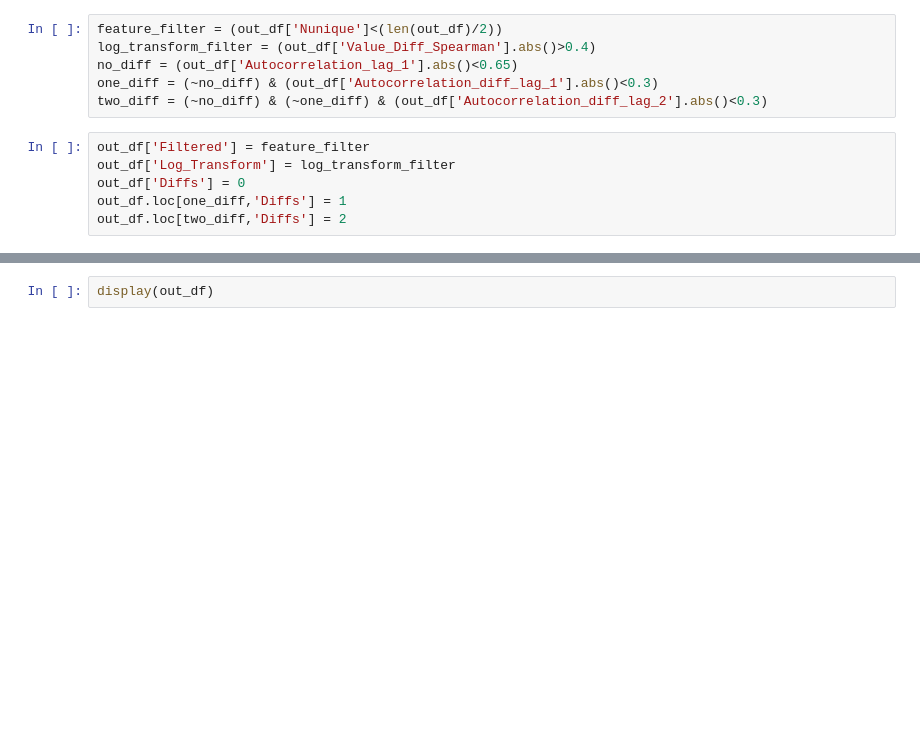
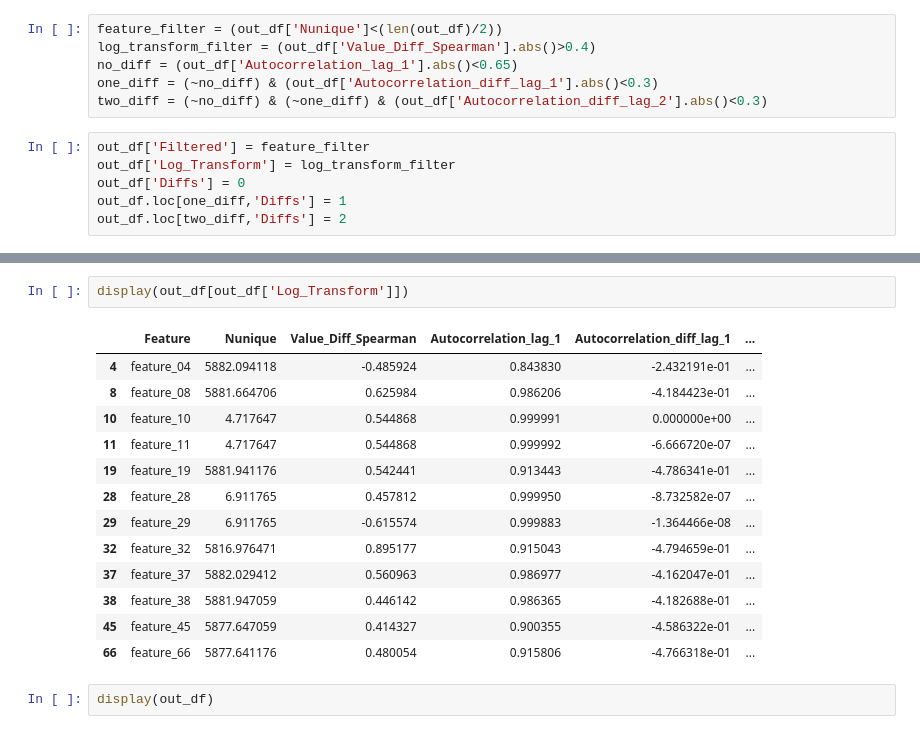
Before and after one commit to bradygilg/jane_kaggle, a Jupyter notebook: Notebooks/feature_exploration.ipynb, the cells around one changed output, grey strips where cells are left out. Saved outputs shown, nothing was run; the diff lists cells and outputs as text; blank space fills up the shorter version.

Commit message:
Custom Transform

```diff
--- a/Notebooks/feature_exploration.ipynb
+++ b/Notebooks/feature_exploration.ipynb
@@ -204,3 +226,19 @@ out_df.loc[two_diff,'Diffs'] = 2
+# %%
+display(out_df[out_df['Log_Transform']])
+# %% [output]
+|  | Feature | Nunique | Value_Diff_Spearman | Autocorrelation_lag_1 | Autocorrelation_diff_lag_1 | ... |
+| 4 | feature_04 | 5882.094118 | -0.485924 | 0.843830 | -2.432191e-01 | ... |
+| 8 | feature_08 | 5881.664706 | 0.625984 | 0.986206 | -4.184423e-01 | ... |
+| 10 | feature_10 | 4.717647 | 0.544868 | 0.999991 | 0.000000e+00 | ... |
+| 11 | feature_11 | 4.717647 | 0.544868 | 0.999992 | -6.666720e-07 | ... |
+| 19 | feature_19 | 5881.941176 | 0.542441 | 0.913443 | -4.786341e-01 | ... |
+| 28 | feature_28 | 6.911765 | 0.457812 | 0.999950 | -8.732582e-07 | ... |
+| 29 | feature_29 | 6.911765 | -0.615574 | 0.999883 | -1.364466e-08 | ... |
+| 32 | feature_32 | 5816.976471 | 0.895177 | 0.915043 | -4.794659e-01 | ... |
+| 37 | feature_37 | 5882.029412 | 0.560963 | 0.986977 | -4.162047e-01 | ... |
+| 38 | feature_38 | 5881.947059 | 0.446142 | 0.986365 | -4.182688e-01 | ... |
+| 45 | feature_45 | 5877.647059 | 0.414327 | 0.900355 | -4.586322e-01 | ... |
+| 66 | feature_66 | 5877.641176 | 0.480054 | 0.915806 | -4.766318e-01 | ... |
 # %%
 display(out_df)
 # %% [output]
```
Also changed, not shown: parts of 2 cells of this notebook, 12 other files.
